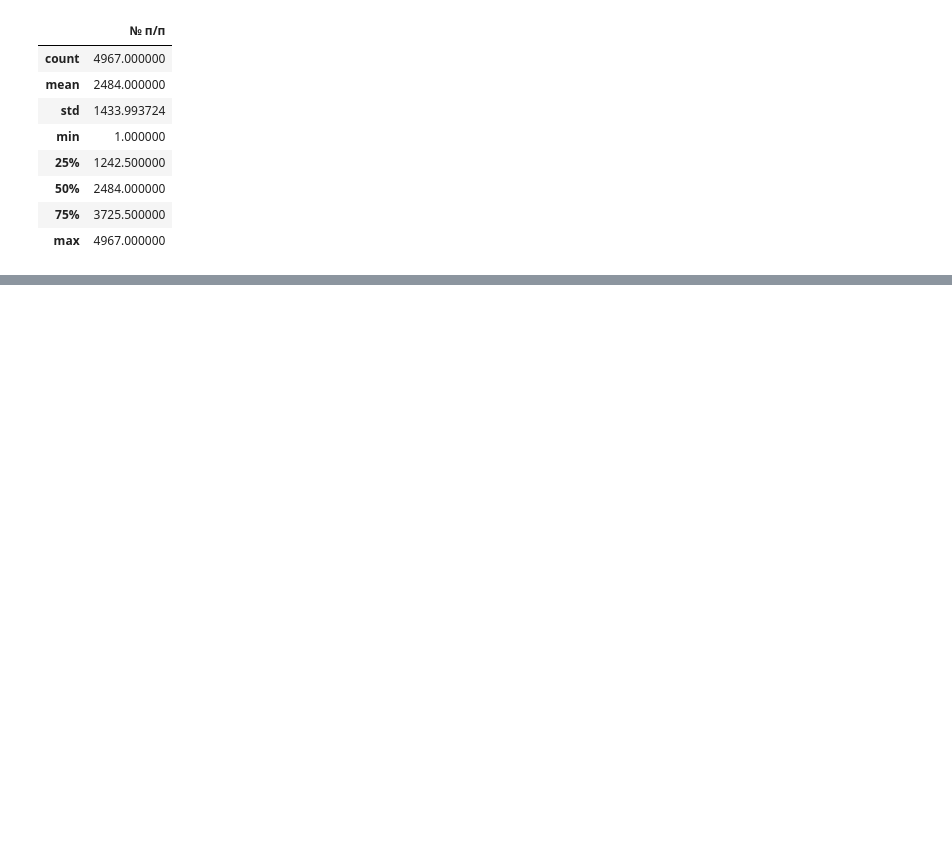
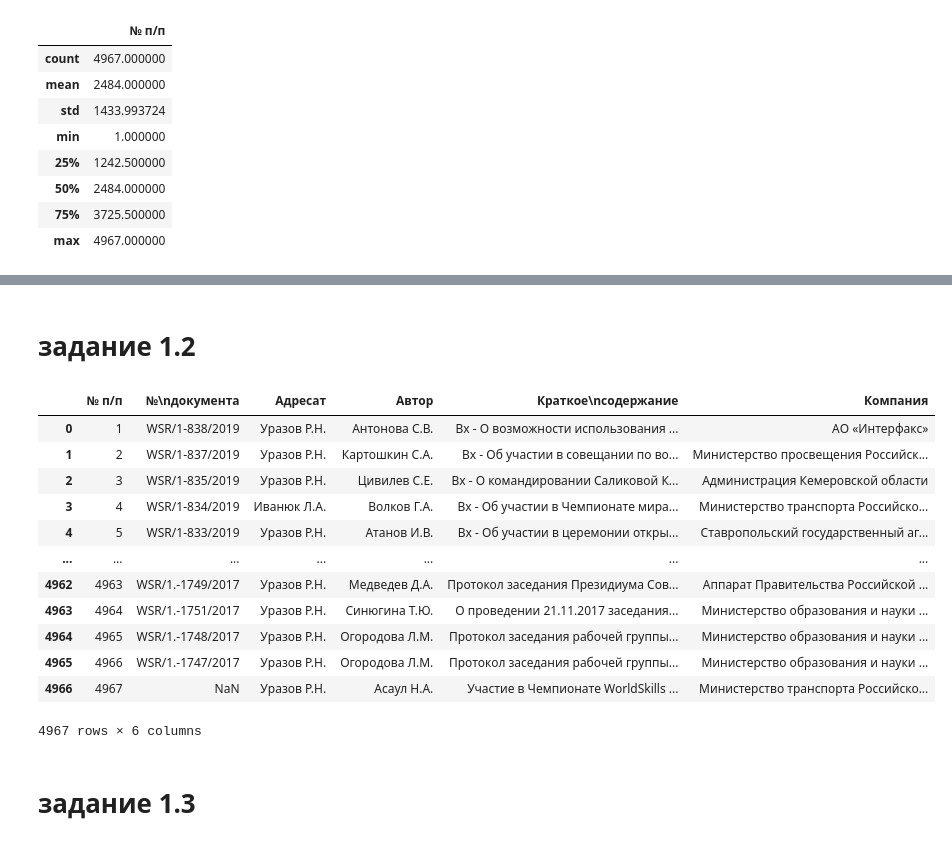
Before and after one commit to SADDLOVE/lab, a Jupyter notebook: 1_1_модуль.ipynb, the cells around one changed output, grey strips where cells are left out. Saved outputs shown, nothing was run; the diff lists cells and outputs as text; code cells hidden in the pictures; blank space fills up the shorter version.

```diff
--- a/1_1_модуль.ipynb
+++ b/1_1_модуль.ipynb
@@ -122 +122,23 @@ df.isna().sum()
 dtype: int64
+# %% [markdown]
+# **задание 1.2**
+# %%
+df['Компания'] = df['Автор'].str.extract(r'\((.*?)\)') #значения в скобках в столбце "Автор" скопированы в новый стобец "Компания"
+df['Автор'] = df['Автор'].str.replace(r'\([^)]*\)', '', regex=True) #значения в скобках в столбце "Автор" заменены на пустую строку
+df
+# %% [output]
+|  | № п/п | №\nдокумента | Адресат | Автор | Краткое\nсодержание | Компания |
+| 0 | 1 | WSR/1-838/2019 | Уразов Р.Н. | Антонова С.В. | Вх - О возможности использования ... | АО «Интерфакс» |
+| 1 | 2 | WSR/1-837/2019 | Уразов Р.Н. | Картошкин С.А. | Вх - Об участии в совещании по во... | Министерство просвещения Российск... |
+| 2 | 3 | WSR/1-835/2019 | Уразов Р.Н. | Цивилев С.Е. | Вх - О командировании Саликовой К... | Администрация Кемеровской области |
+| 3 | 4 | WSR/1-834/2019 | Иванюк Л.А. | Волков Г.А. | Вх - Об участии в Чемпионате мира... | Министерство транспорта Российско... |
+| 4 | 5 | WSR/1-833/2019 | Уразов Р.Н. | Атанов И.В. | Вх - Об участии в церемонии откры... | Ставропольский государственный аг... |
+| ... | ... | ... | ... | ... | ... | ... |
+| 4962 | 4963 | WSR/1.-1749/2017 | Уразов Р.Н. | Медведев Д.А. | Протокол заседания Президиума Сов... | Аппарат Правительства Российской ... |
+| 4963 | 4964 | WSR/1.-1751/2017 | Уразов Р.Н. | Синюгина Т.Ю. | О проведении 21.11.2017 заседания... | Министерство образования и науки ... |
+| 4964 | 4965 | WSR/1.-1748/2017 | Уразов Р.Н. | Огородова Л.М. | Протокол заседания рабочей группы... | Министерство образования и науки ... |
+| 4965 | 4966 | WSR/1.-1747/2017 | Уразов Р.Н. | Огородова Л.М. | Протокол заседания рабочей группы... | Министерство образования и науки ... |
+| 4966 | 4967 | NaN | Уразов Р.Н. | Асаул Н.А. | Участие в Чемпионате WorldSkills ... | Министерство транспорта Российско... |
+4967 rows × 6 columns
+# %% [markdown]
+# **задание 1.3**
```
Also changed, not shown: parts of 12 cells of this notebook.
